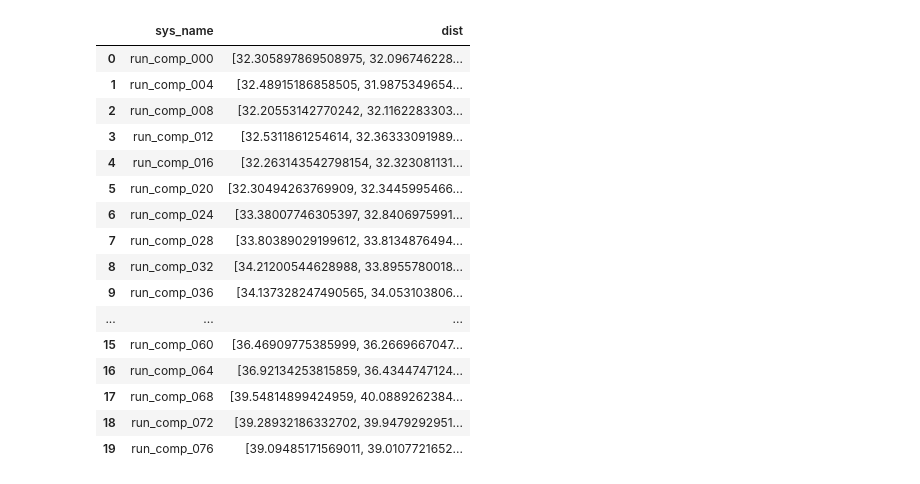
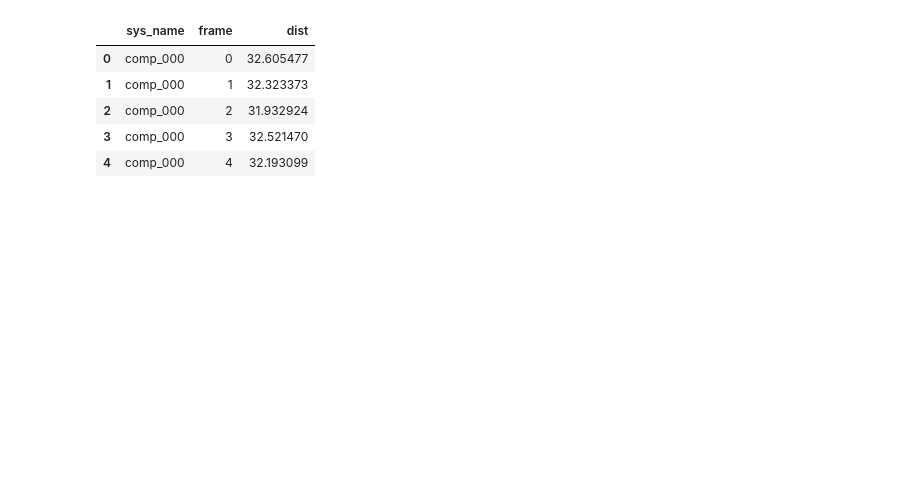
Before and after one commit to hengma1001/biophys_analysis, a Jupyter notebook: traj_analysis/distance.ipynb, the cells around one changed output. Cells and saved outputs as stored; diff of their text form; code cells hidden in the pictures; blank space fills up the shorter version.

```diff
--- a/traj_analysis/distance.ipynb
+++ b/traj_analysis/distance.ipynb
@@ -12,2 +13,2 @@ from numpy import linalg as LA
 # %%
-runs = sorted(glob.glob("../../md_runs/run_comp_0*"))
+runs = sorted(glob.glob("../../traj_save/*//*.pdb"))
@@ -15,33 +30,28 @@ runs = sorted(glob.glob("../../md_runs/run_comp_0*"))
 df = []
 
 for run in runs:
-    pdb_file = run + '/comp.pdb'
-    dcd_file = run + '/output.dcd'
+    pdb_file = run
+    dcd_file = run.replace("pdb", "dcd")
 
-    run_base = os.path.basename(run)
-    print(run_base)
-    run_label = run_base.split("_")[2]
-#     if int(run_label) < 14:
-#         continue
+    run_base = os.path.basename(run)[:-4]
+    if run.split('/')[-2] == 'Nsp10_Nsp16':
+        run_base += '_000'
+#     print(run_base)
 
     mda_traj = mda.Universe(pdb_file, dcd_file)
 
     nsp16 = mda_traj.segments[0].atoms
-    nsp10 = mda_traj.segments[1].atoms
+    nsp10 = mda_traj.select_atoms("segid B")
     no_sol = mda_traj.select_atoms("protein")
     dist_list = []
-    for ts in mda_traj.trajectory:
-        box_edge = ts.dimensions[0]
-        box_center = box_edge / 2
-        trans_vec = box_center - np.array(nsp16.center_of_mass())
-        no_sol.atoms.translate(trans_vec).wrap()
-        trans_vec = box_center - np.array(no_sol.center_of_mass())
-        no_sol.atoms.translate(trans_vec).wrap()
-        dist_vec = no_sol.segments[0].atoms.center_of_mass() - no_sol.segments[1].atoms.center_of_mass()
-        dist = LA.norm(dist_vec)
+    for ts in tqdm(mda_traj.trajectory):
+        dist = dist_pbc(
+            nsp10.center_of_mass(),
+            nsp16.center_of_mass(),
+            ts.dimensions)
+#         dist_list += [dist]
 
-        dist_list += [dist]
-    df.append({'sys_name': run_base,
-#                    'frame': ts.frame,
-#                    'dist_vec': dist_vec,
-               'dist': dist_list})
+        df.append({'sys_name': run_base,
+                    'frame': ts.frame,
+    #                    'dist_vec': dist_vec,
+                   'dist': dist})
@@ -69,21 +58,10 @@ run_comp_076
 # %%
 df = pd.DataFrame(df)
-df
+df.head()
 # %% [output]
-|  | sys_name | dist |
-| 0 | run_comp_000 | [32.305897869508975, 32.096746228... |
-| 1 | run_comp_004 | [32.48915186858505, 31.9875349654... |
-| 2 | run_comp_008 | [32.20553142770242, 32.1162283303... |
-| 3 | run_comp_012 | [32.5311861254614, 32.36333091989... |
-| 4 | run_comp_016 | [32.263143542798154, 32.323081131... |
-| 5 | run_comp_020 | [32.30494263769909, 32.3445995466... |
-| 6 | run_comp_024 | [33.38007746305397, 32.8406975991... |
-| 7 | run_comp_028 | [33.80389029199612, 33.8134876494... |
-| 8 | run_comp_032 | [34.21200544628988, 33.8955780018... |
-| 9 | run_comp_036 | [34.137328247490565, 34.053103806... |
-| ... | ... | ... |
-| 15 | run_comp_060 | [36.46909775385999, 36.2669667047... |
-| 16 | run_comp_064 | [36.92134253815859, 36.4344747124... |
-| 17 | run_comp_068 | [39.54814899424959, 40.0889262384... |
-| 18 | run_comp_072 | [39.28932186332702, 39.9479292951... |
-| 19 | run_comp_076 | [39.09485171569011, 39.0107721652... |
+|  | sys_name | frame | dist |
+| 0 | comp_000 | 0 | 32.605477 |
+| 1 | comp_000 | 1 | 32.323373 |
+| 2 | comp_000 | 2 | 31.932924 |
+| 3 | comp_000 | 3 | 32.521470 |
+| 4 | comp_000 | 4 | 32.193099 |
```
Also changed, not shown: parts of 36 cells of this notebook, 3 other files.
